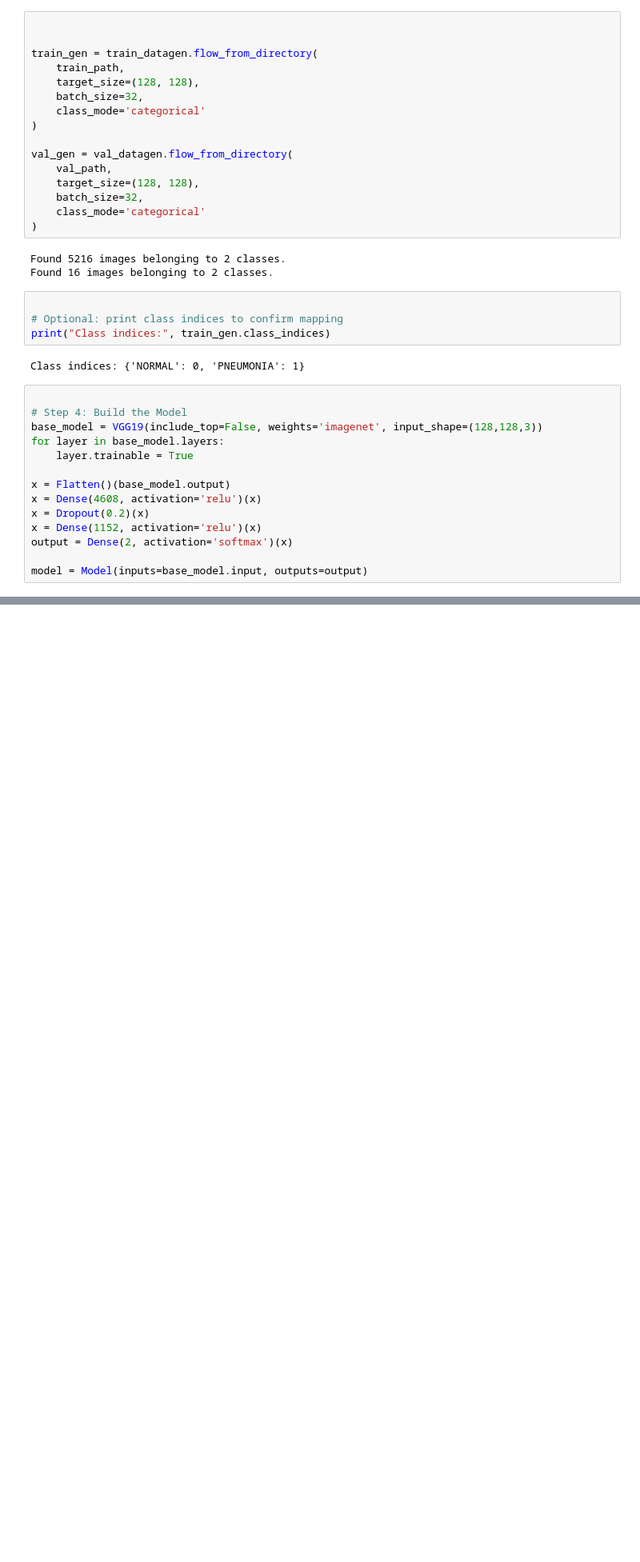
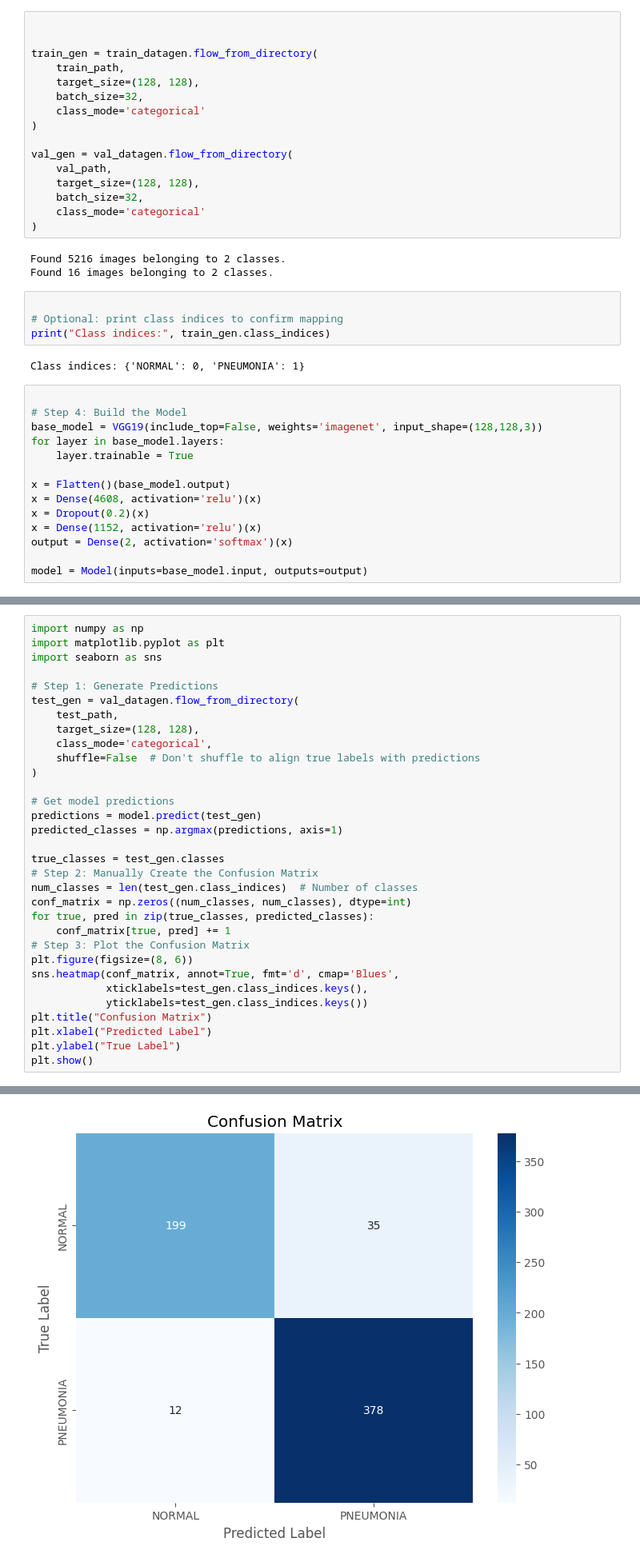
Before and after one commit to sherali02/PNEUMONIA-DETECTION, a Jupyter notebook: Pneumonia-Detection.ipynb, the cells around one changed output, grey strips where cells are left out. Shown at 80% size. Drawn from its saved outputs; the diff is of its cells as text; blank space fills up the shorter version.

```diff
--- a/Pneumonia-Detection.ipynb
+++ b/Pneumonia-Detection.ipynb
@@ -930,0 +849,33 @@ model.save('full_model.h5')
+# %%
+import numpy as np
+import matplotlib.pyplot as plt
+import seaborn as sns
+
+# Step 1: Generate Predictions
+test_gen = val_datagen.flow_from_directory(
+    test_path,
+    target_size=(128, 128),
+    class_mode='categorical',
+    shuffle=False  # Don't shuffle to align true labels with predictions
+)
+
+# Get model predictions
+predictions = model.predict(test_gen)
+predicted_classes = np.argmax(predictions, axis=1)
+
+true_classes = test_gen.classes
+# Step 2: Manually Create the Confusion Matrix
+num_classes = len(test_gen.class_indices)  # Number of classes
+conf_matrix = np.zeros((num_classes, num_classes), dtype=int)
+for true, pred in zip(true_classes, predicted_classes):
+    conf_matrix[true, pred] += 1
+# Step 3: Plot the Confusion Matrix
+plt.figure(figsize=(8, 6))
+sns.heatmap(conf_matrix, annot=True, fmt='d', cmap='Blues',
+            xticklabels=test_gen.class_indices.keys(),
+            yticklabels=test_gen.class_indices.keys())
+plt.title("Confusion Matrix")
+plt.xlabel("Predicted Label")
+plt.ylabel("True Label")
+plt.show()
+# %% [output]
@@ -930,0 +884 @@ model.save('full_model.h5')
+[figure, added]
```
Also changed, not shown: parts of 11 cells of this notebook, 41 other files.
